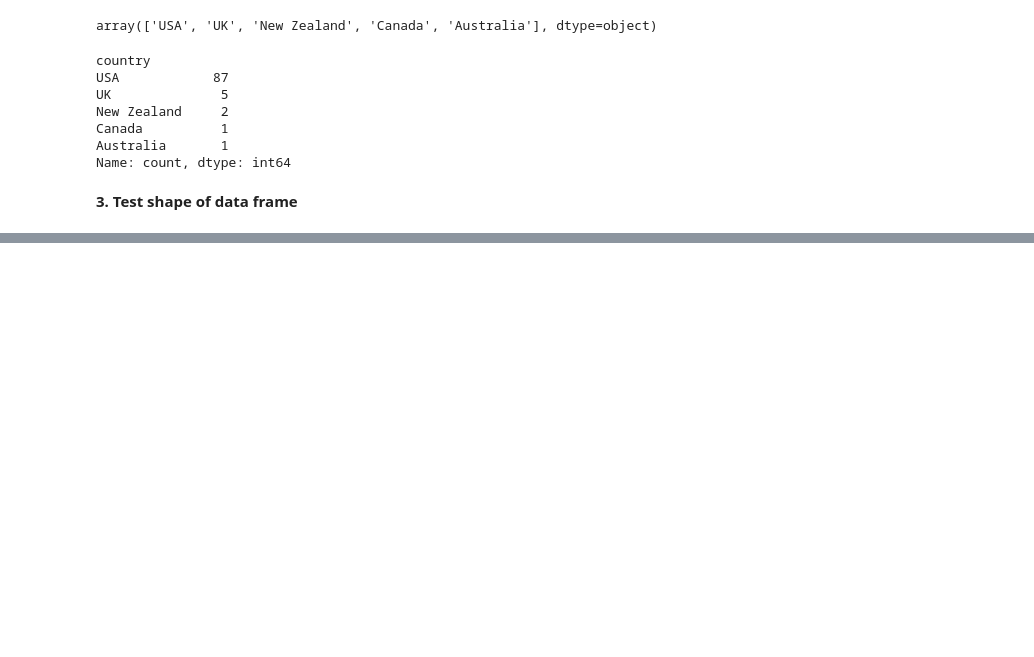
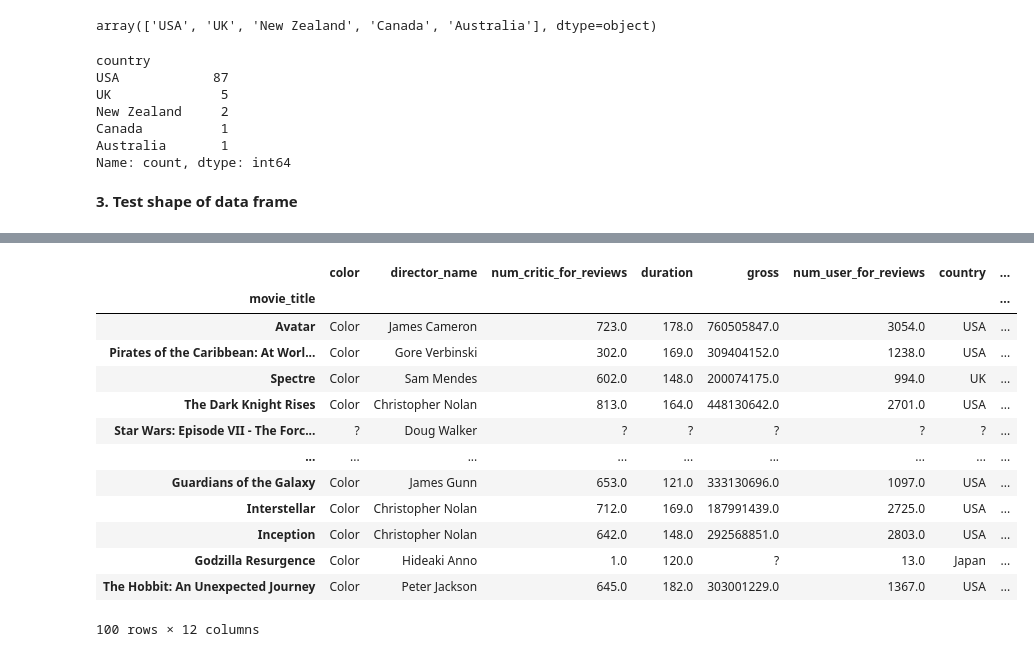
Before and after one commit to CC-Sev/RDP-Reading-Data-with-Python-and-Pandas-master, a Jupyter notebook: unit-1-reading-data-with-python-and-pandas/lesson-3-advanced-parsing-on-movies-dataset/main.ipynb, the cells around one changed output, grey strips where cells are left out. Cells and saved outputs as stored; diff of their text form; code cells hidden in the pictures; blank space fills up the shorter version.

Commit message:
test index_col

```diff
--- a/unit-1-reading-data-with-python-and-pandas/lesson-3-advanced-parsing-on-movies-dataset/main.ipynb
+++ b/unit-1-reading-data-with-python-and-pandas/lesson-3-advanced-parsing-on-movies-dataset/main.ipynb
@@ -147,0 +160,21 @@ df.shape
+# %%
+pd.read_csv('files/movies.csv',
+            index_col = 'movie_title',
+            sep = '|',
+            header = None,
+            names = column_names)
+# %% [output]
+|  | color | director_name | num_critic_for_reviews | duration | gross | num_user_for_reviews | country | ... |
+| movie_title |  |  |  |  |  |  |  | ... |
+| Avatar | Color | James Cameron | 723.0 | 178.0 | 760505847.0 | 3054.0 | USA | ... |
+| Pirates of the Caribbean: At Worl... | Color | Gore Verbinski | 302.0 | 169.0 | 309404152.0 | 1238.0 | USA | ... |
+| Spectre | Color | Sam Mendes | 602.0 | 148.0 | 200074175.0 | 994.0 | UK | ... |
+| The Dark Knight Rises | Color | Christopher Nolan | 813.0 | 164.0 | 448130642.0 | 2701.0 | USA | ... |
+| Star Wars: Episode VII - The Forc... | ? | Doug Walker | ? | ? | ? | ? | ? | ... |
+| ... | ... | ... | ... | ... | ... | ... | ... | ... |
+| Guardians of the Galaxy | Color | James Gunn | 653.0 | 121.0 | 333130696.0 | 1097.0 | USA | ... |
+| Interstellar | Color | Christopher Nolan | 712.0 | 169.0 | 187991439.0 | 2725.0 | USA | ... |
+| Inception | Color | Christopher Nolan | 642.0 | 148.0 | 292568851.0 | 2803.0 | USA | ... |
+| Godzilla Resurgence | Color | Hideaki Anno | 1.0 | 120.0 | ? | 13.0 | Japan | ... |
+| The Hobbit: An Unexpected Journey | Color | Peter Jackson | 645.0 | 182.0 | 303001229.0 | 1367.0 | USA | ... |
+100 rows × 12 columns
```
Also changed, not shown: parts of 1 cell of this notebook.
